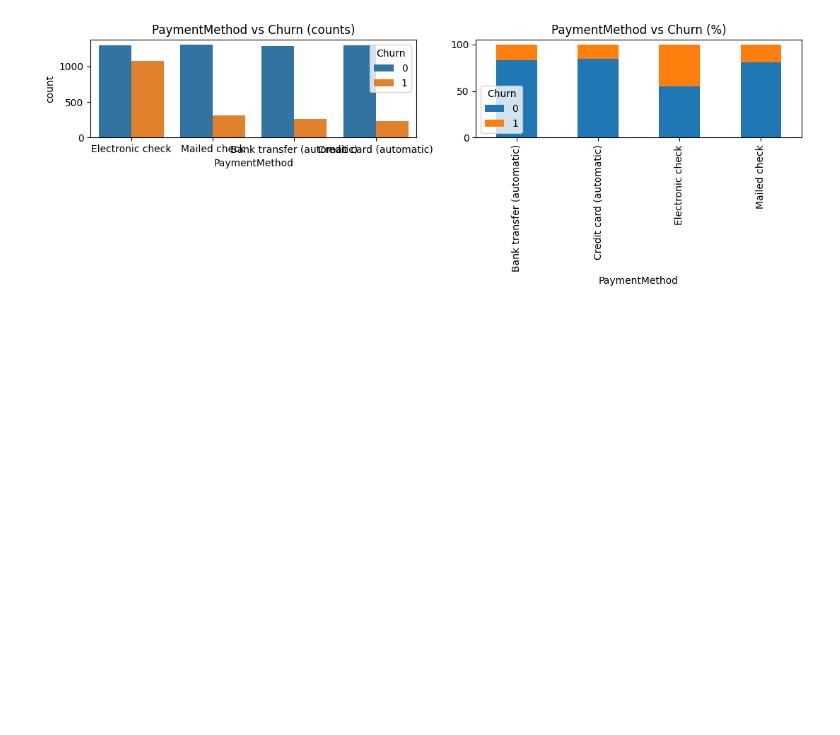
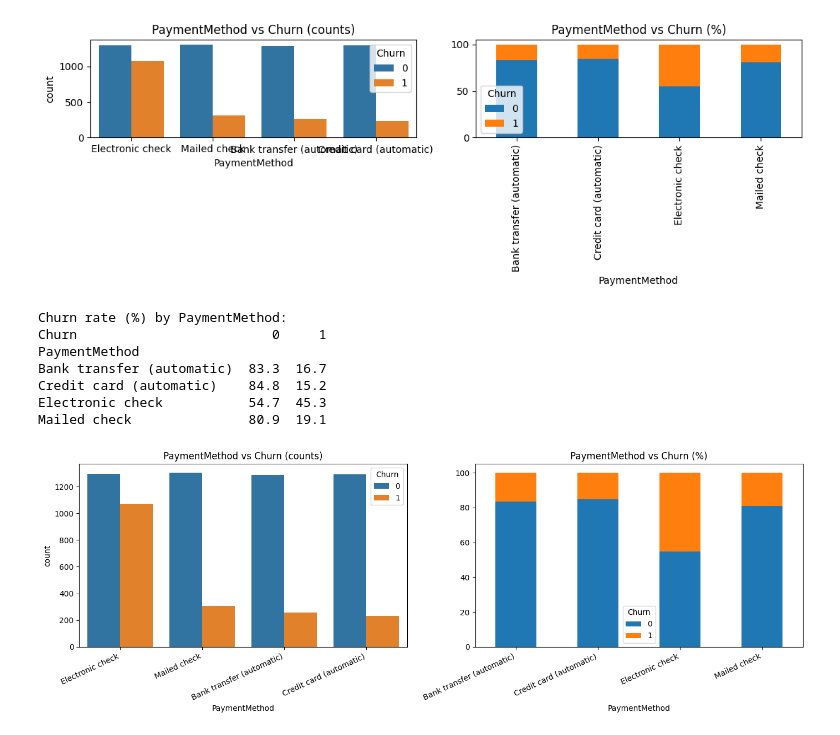
Before and after one commit to madboy-creator/computational-intelligence, a Jupyter notebook: assignment.ipynb, the cells around one changed output. Drawn from its saved outputs; the diff is of its cells as text; code cells hidden in the pictures; blank space fills up the shorter version.

Commit message:
with payment labels visible

```diff
--- a/assignment.ipynb
+++ b/assignment.ipynb
@@ -180,3 +180,32 @@ Credit card (automatic)    84.8  15.2
 Electronic check           54.7  45.3
 Mailed check               80.9  19.1
 [figure]
+# %%
+ct = pd.crosstab(data['PaymentMethod'], data['Churn'], normalize='index') * 100
+print("Churn rate (%) by PaymentMethod:")
+print(ct.round(1))
+
+fig, ax = plt.subplots(1, 2, figsize=(14, 5))
+
+sns.countplot(data=data, x='PaymentMethod', hue='Churn', ax=ax[0])
+ax[0].set_title('PaymentMethod vs Churn (counts)')
+ax[0].tick_params(axis='x', rotation=25)
+plt.setp(ax[0].get_xticklabels(), ha='right')
+ax[0].legend(title='Churn', loc='upper right')
+
+ct.plot(kind='bar', stacked=True, ax=ax[1])
+ax[1].set_title('PaymentMethod vs Churn (%)')
+ax[1].tick_params(axis='x', rotation=25)
+plt.setp(ax[1].get_xticklabels(), ha='right')
+
+plt.tight_layout()
+plt.show()
+# %% [output]
+Churn rate (%) by PaymentMethod:
+Churn                         0     1
+PaymentMethod
+Bank transfer (automatic)  83.3  16.7
+Credit card (automatic)    84.8  15.2
+Electronic check           54.7  45.3
+Mailed check               80.9  19.1
+[figure, added]
```
